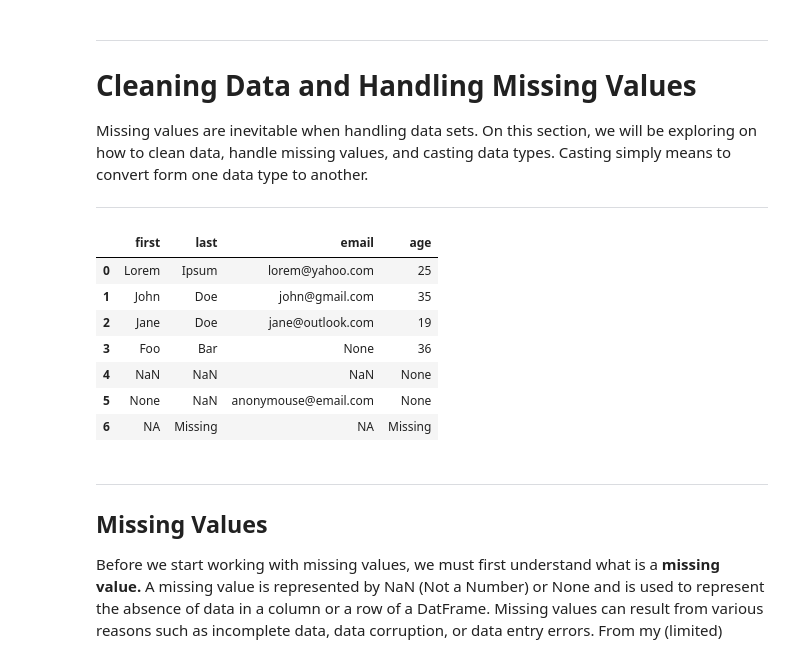
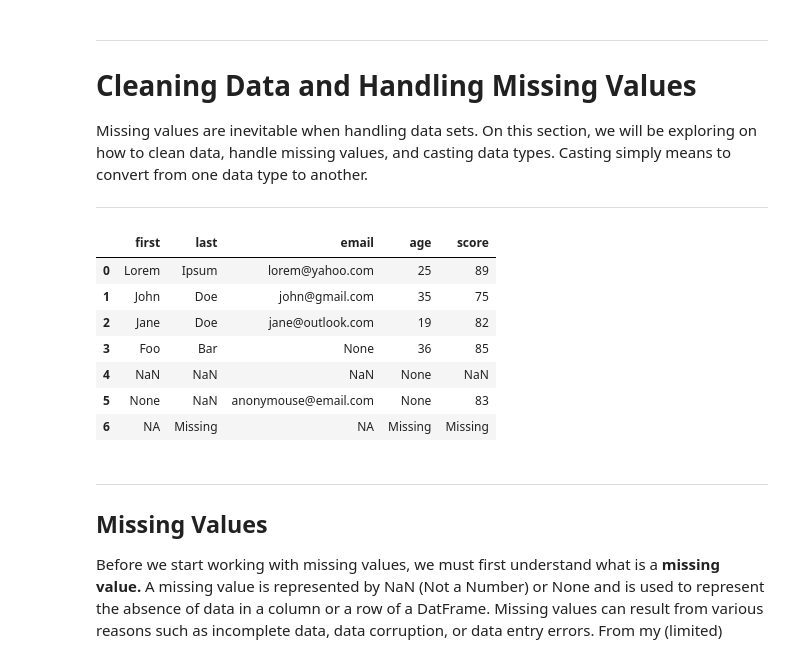
Before and after one commit to thandora/pandas-notes, a Jupyter notebook: pandas_09a.ipynb, the cells around one changed output. Drawn from its saved outputs; the diff is of its cells as text; code cells hidden in the pictures.

```diff
--- a/pandas_09a.ipynb
+++ b/pandas_09a.ipynb
@@ -1,7 +1,7 @@
 # %% [markdown]
 ---
 # Cleaning Data and Handling Missing Values
-Missing values are inevitable when handling data sets. On this section, we will be exploring on how to clean data, handle missing values, and casting data types. Casting simply means to convert form one data type to another.
+Missing values are inevitable when handling data sets. On this section, we will be exploring on how to clean data, handle missing values, and casting data types. Casting simply means to convert from one data type to another.
 
 
 ---
@@ -26,30 +26,31 @@ def printhr(s: str = None, n: int = 40):
 # %%
 people = {
     "first": ["Lorem", "John", "Jane", "Foo", np.nan, None, "NA"],
     "last": ["Ipsum", "Doe", "Doe", "Bar", np.nan, np.nan, "Missing"],
     "email": [
         "lorem@yahoo.com",
         "john@gmail.com",
         "jane@outlook.com",
         None,
         np.nan,
         "anonymouse@email.com",
         "NA",
     ],
     "age": ["25", "35", "19", "36", None, None, "Missing"],
+    "score": ["89", "75", "82", "85", np.nan, "83", "Missing"],
 }
 
 df = pd.DataFrame(people)
 display(df)
 # %% [output]
-|  | first | last | email | age |
-| 0 | Lorem | Ipsum | lorem@yahoo.com | 25 |
-| 1 | John | Doe | john@gmail.com | 35 |
-| 2 | Jane | Doe | jane@outlook.com | 19 |
-| 3 | Foo | Bar | None | 36 |
-| 4 | NaN | NaN | NaN | None |
-| 5 | None | NaN | anonymouse@email.com | None |
-| 6 | NA | Missing | NA | Missing |
+|  | first | last | email | age | score |
+| 0 | Lorem | Ipsum | lorem@yahoo.com | 25 | 89 |
+| 1 | John | Doe | john@gmail.com | 35 | 75 |
+| 2 | Jane | Doe | jane@outlook.com | 19 | 82 |
+| 3 | Foo | Bar | None | 36 | 85 |
+| 4 | NaN | NaN | NaN | None | NaN |
+| 5 | None | NaN | anonymouse@email.com | None | 83 |
+| 6 | NA | Missing | NA | Missing | Missing |
 # %% [markdown]
 ---
 ## Missing Values
```
Also changed, not shown: parts of 25 cells of this notebook.
